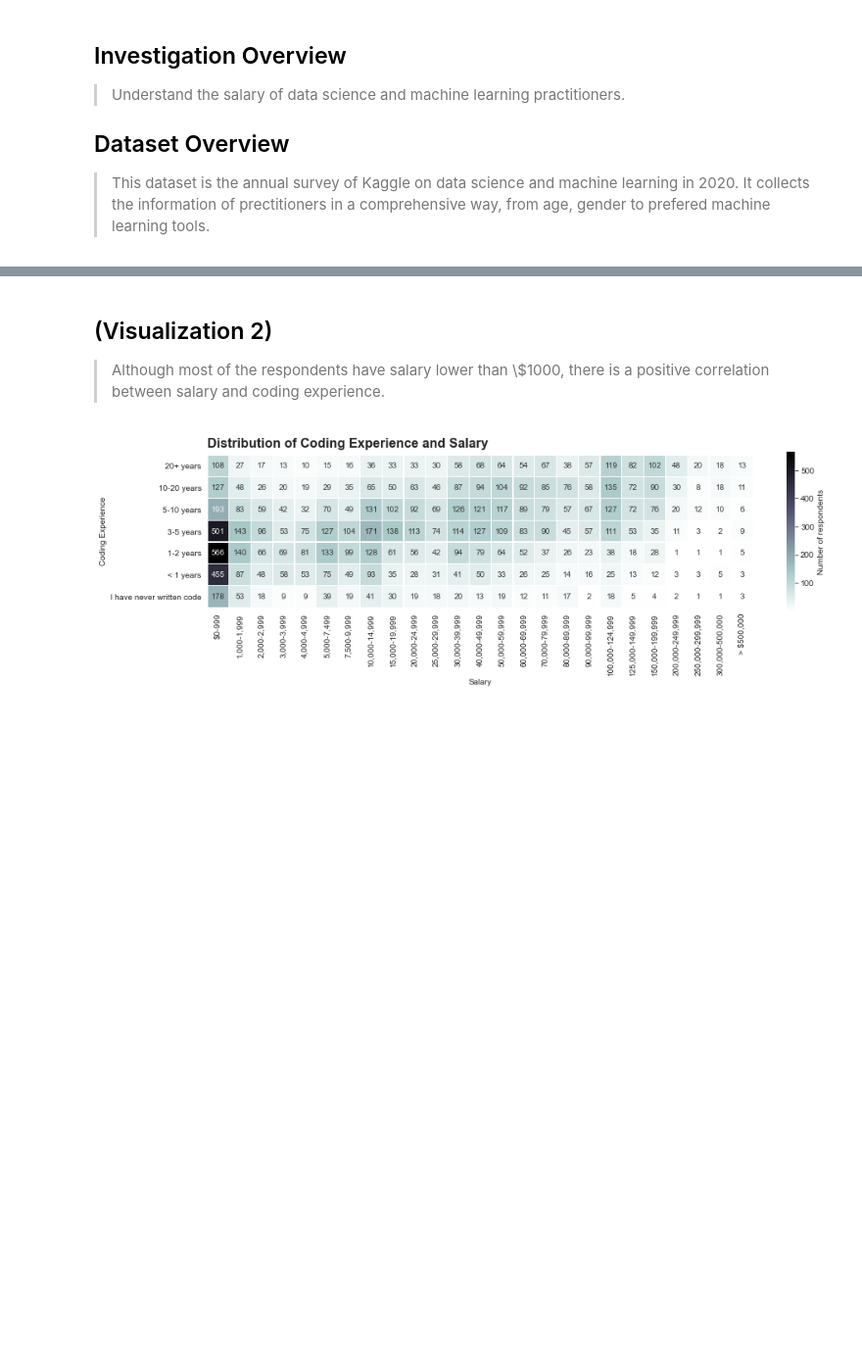
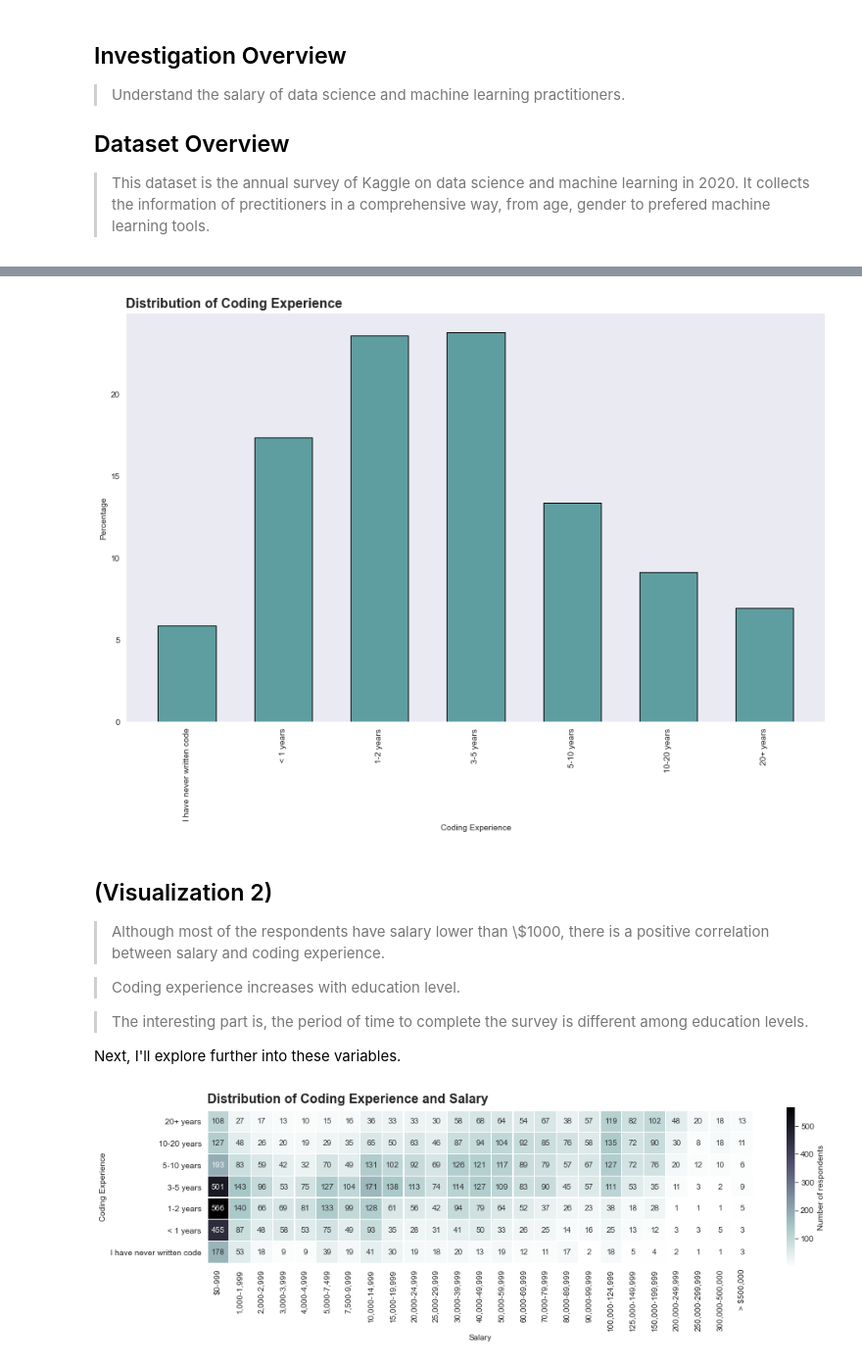
Before and after one commit to BaiyanRen/DA_Nanodegree_project5, a Jupyter notebook: Project 5_slide_deck.ipynb, the cells around one changed output, grey strips where cells are left out. Shown at 98% size. Drawn from its saved outputs; the diff is of its cells as text; code cells hidden in the pictures; blank space fills up the shorter version.

```diff
--- a/Project 5_slide_deck.ipynb
+++ b/Project 5_slide_deck.ipynb
@@ -80,5 +119,21 @@ plt.title('Distribution of Salary', fontsize=16, fontweight='bold', loc='left');
+# %%
+sns.set_style('dark')
+fig, ax = plt.subplots(figsize=[15, 9])
+ax.bar(coding_prop.index, coding_prop, color='cadetblue', edgecolor=(0, 0, 0), width=0.6, label='All')
+plt.xticks(rotation=90)
+plt.xlabel('Coding Experience')
+plt.ylabel('Percentage')
+plt.title('Distribution of Coding Experience', fontsize=16, fontweight='bold', loc='left');
+# %% [output]
+[figure, added]
 # %% [markdown]
 ## (Visualization 2)
 
 > Although most of the respondents have salary lower than \\$1000, there is a positive correlation between salary and coding experience.
+
+> Coding experience increases with education level.
+
+> The interesting part is, the period of time to complete the survey is different among education levels.
+
+Next, I'll explore further into these variables.
 # %%
```
Also changed, not shown: parts of 12 cells of this notebook, 3 other files.
